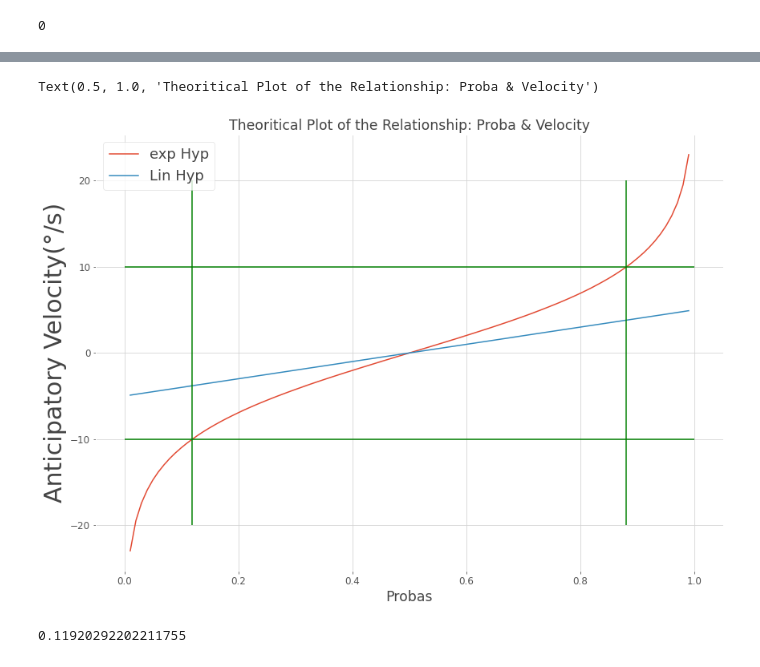
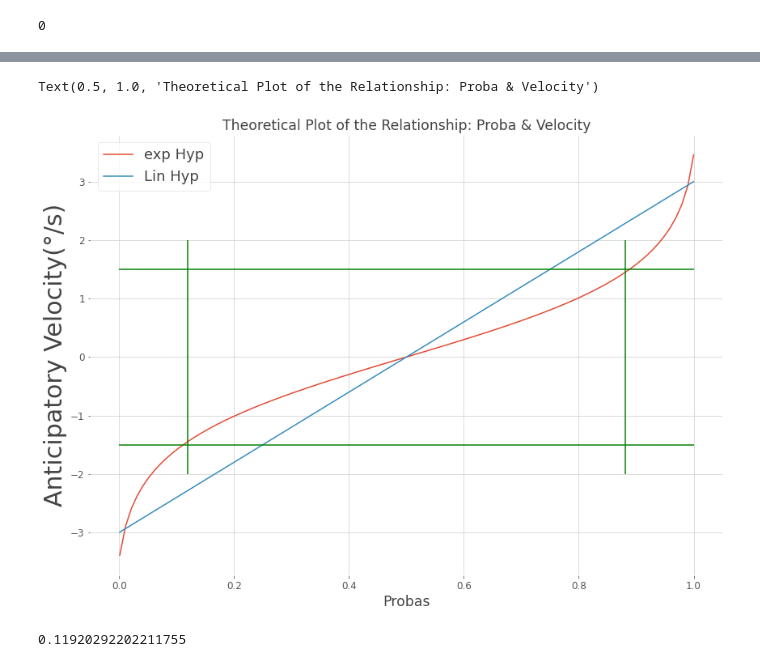
Before and after one commit to Oueldh/aSPEM, a Jupyter notebook: aSPEM_agent_Lin_Hyp.ipynb, the cells around one changed output, grey strips where cells are left out. Cells and saved outputs as stored; diff of their text form; code cells hidden in the pictures.

```diff
--- a/aSPEM_agent_Lin_Hyp.ipynb
+++ b/aSPEM_agent_Lin_Hyp.ipynb
@@ -57,7 +70,7 @@ stats.bernoulli.rvs(0.5)
 # %% [output]
 0
 # %%
-v_target=10
+v_target=15
 agent=BetaModel(v_target)
 k=0.5
 mu=[]
@@ -68,10 +81,16 @@ OOO=[]
 MU=[]
 #Probability of the target going right
 P=[0.25,.5,0.75]
+
+P=[0.5,0.7,.9,1]
+
 V_THEOS=[]
 for p in P:
-    for i in range(200):
-        o=agent.outcome(p)
+    for i in range(150):
+        #ed=agent.eyeDirection()
+        #td=agent.targetDirection(p)
+        #o=agent.outcome(td,ed)
+        o=agent.targetDirection(p)
         O.append(o)
         V.append(agent.velocity())
         agent.update(o)
@@ -82,7 +101,7 @@ for p in P:
 
     print("The estimated probability of the target going right estimated by the agent is:",agent.a/(agent.a+agent.b))
     print("The antipatory velocity of the agent is ", V[-1])
-    v_theo=k*v_target*(2*p-1)
+    v_theo=0.2*v_target*(2*p-1)
     V_THEOS.append(v_theo)
     print("The optimal anticpatory theorical velocitiy is " ,v_theo,'\n')
     mu=[]
@@ -163,21 +194,23 @@ plt.legend()
 # %%
 #Theorical plot
-P=np.linspace(0.01,1,100,endpoint=False)
-VV=v_target*1/2*np.log(P/(1-P))
+#Exponentiel Plot
+P=np.linspace(0.001,0.9999,100,endpoint=True)
+VV=0.1*v_target*1/2*np.log((P+0.01)/(1-P+0.01))
 plt.plot(P,VV,label="exp Hyp")
-VV=0.5*v_target*(2*P-1)
+#Linear Plot
+VV=0.2*v_target*(2*P-1)
 plt.plot(P,VV,label="Lin Hyp")
-plt.hlines(-v_target,0,1,colors="green")
-plt.hlines(v_target,0,1,colors="green")
-plt.vlines(1/(np.exp(2)+1),-20,20,colors="green")
-plt.vlines(1/(np.exp(-2)+1),-20,20,colors="green")
+plt.hlines(-v_target*0.1,0.0,1,colors="green")
+plt.hlines(v_target*0.1,0.0,1,colors="green")
+plt.vlines(1/(np.exp(2)+1),-2,2,colors="green")
+plt.vlines(1/(np.exp(-2)+1),-2,2,colors="green")
 plt.xlabel("Probas")
 plt.ylabel("Anticipatory Velocity(°/s)",fontsize=30)
 plt.legend()
-plt.title("Theoritical Plot of the Relationship: Proba & Velocity")
+plt.title("Theoretical Plot of the Relationship: Proba & Velocity")
 # %% [output]
-Text(0.5, 1.0, 'Theoritical Plot of the Relationship: Proba & Velocity')
+Text(0.5, 1.0, 'Theoretical Plot of the Relationship: Proba & Velocity')
-[figure, old version]
+[figure, new version]
 # %%
 1/(np.exp(2)+1)
 # %% [output]
```
Also changed, not shown: parts of 11 cells of this notebook, 12 other files.
